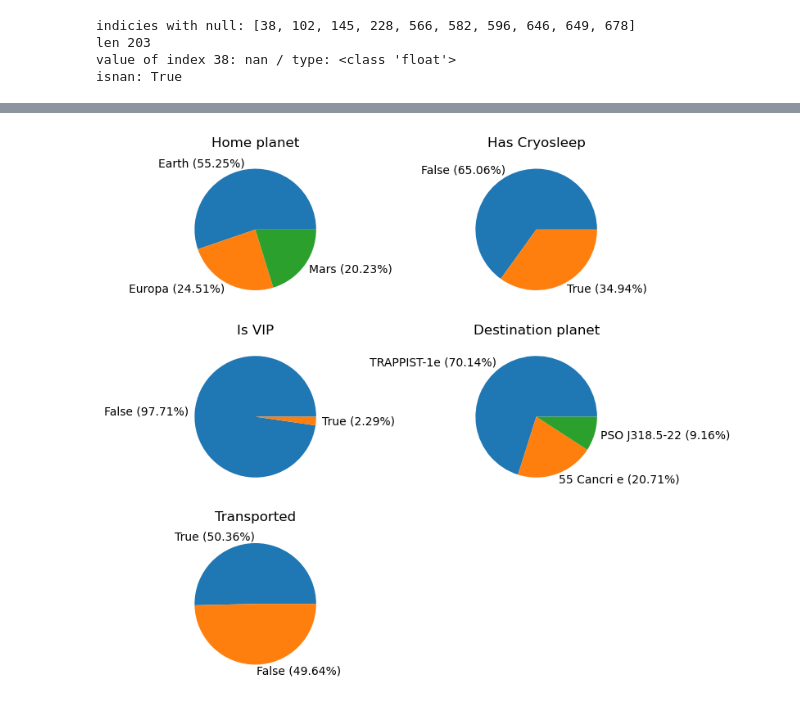
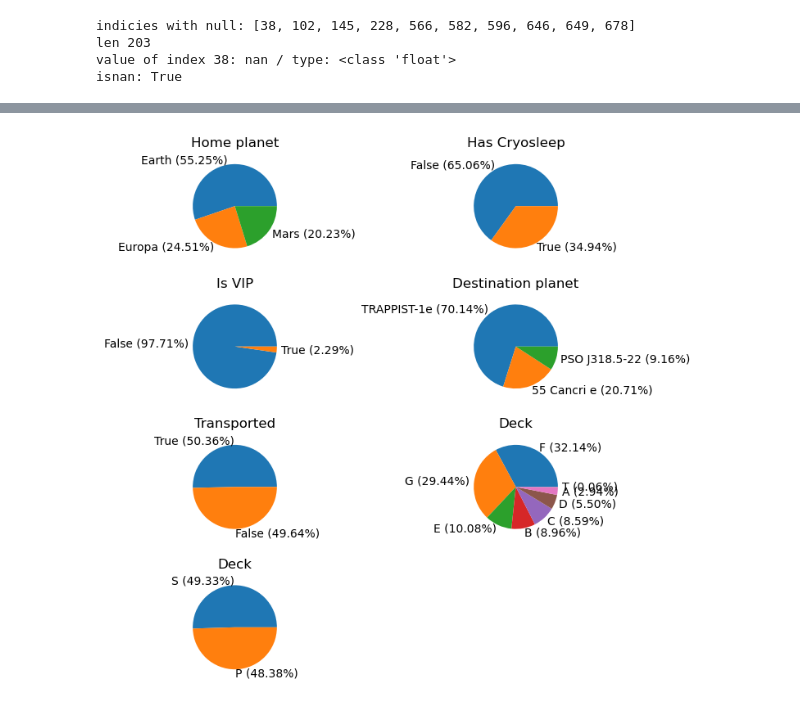
Before and after one commit to irvind/spaceship_titanic, a Jupyter notebook: spaceship_titanic.ipynb, the cells around one changed output, grey strips where cells are left out. Drawn from its saved outputs; the diff is of its cells as text; code cells hidden in the pictures.

Commit message:
Fill null values for name col & extract side, deck and cabin index columns

```diff
--- a/spaceship_titanic.ipynb
+++ b/spaceship_titanic.ipynb
@@ -116,6 +116,31 @@ age_imputer = SimpleImputer(missing_values=np.nan, strategy='mean')
 values_before_imputer = df[['Age']].values
 values_after_imputer = age_imputer.fit_transform(values_before_imputer)
 df['Age'] = pd.Series(values_after_imputer[:, 0], dtype='float64')
+# %%
+name_values = df['Name'].values
+passenger_id_values = df['PassengerId'].values
+name_null_indicies = np.argwhere(df['Name'].isnull().values).flatten()
+name_values[name_null_indicies] = 'UnknownName_' + passenger_id_values[name_null_indicies]
+df['Name'] = pd.Series(name_values, dtype='object')
+
+deck_values = []
+num_values = []
+side_values = []
+for val in df['Cabin']:
+    if isinstance(val, str):
+        tokens = val.split('/')
+        assert len(tokens) == 3
+        deck_values.append(tokens[0])
+        num_values.append(int(tokens[1]))
+        side_values.append(tokens[2])
+    else:
+        deck_values.append(np.nan)
+        num_values.append(np.nan)
+        side_values.append(np.nan)
+
+df['Deck'] = pd.Series(deck_values, dtype='object')
+df['CabinIndex'] = pd.Series(num_values, dtype='object')
+df['Side'] = pd.Series(side_values, dtype='object')
 # %%
 df.isnull().sum()
 # %% [output]
@@ -155,36 +217,38 @@ dtype: object
 # %%
 import matplotlib.pyplot as plt
 
 def show_pie_chart_for_column(df, column, ax=None, title=None, with_percent=True):
     labels, values = [], []
     for label, val in df[column].value_counts().items():
         if isinstance(label, bool):
             label = str(label)
         if with_percent:
             percent = (val / len(df[column])) * 100.0
             label += f' ({percent:.2f}%)'
         labels.append(label)
         values.append(val)
 
     if not ax:
         fig, ax = plt.subplots()
     if title:
         ax.set_title(title)
     ax.pie(values, labels=labels)
 
-fig, axs = plt.subplots(nrows=3, ncols=2, figsize=(7, 7))
+fig, axs = plt.subplots(nrows=4, ncols=2, figsize=(7, 7))
 fig.tight_layout(pad=1.0)
 
 show_pie_chart_for_column(df, 'HomePlanet', ax=axs[0, 0], title='Home planet')
 show_pie_chart_for_column(df, 'CryoSleep', ax=axs[0, 1], title='Has Cryosleep')
 show_pie_chart_for_column(df, 'VIP', ax=axs[1, 0], title='Is VIP')
 show_pie_chart_for_column(df, 'Destination', ax=axs[1, 1], title='Destination planet')
 show_pie_chart_for_column(df, 'Transported', ax=axs[2, 0], title='Transported')
-axs[2, 1].axis('off')
+show_pie_chart_for_column(df, 'Deck', ax=axs[2, 1], title='Deck')
+show_pie_chart_for_column(df, 'Side', ax=axs[3, 0], title='Deck')
+axs[3, 1].axis('off')
 
 plt.show()
 # %% [output]
-[figure, old version]
+[figure, new version]
 # %%
 import seaborn as sns
 
```
Also changed, not shown: parts of 6 cells of this notebook.
